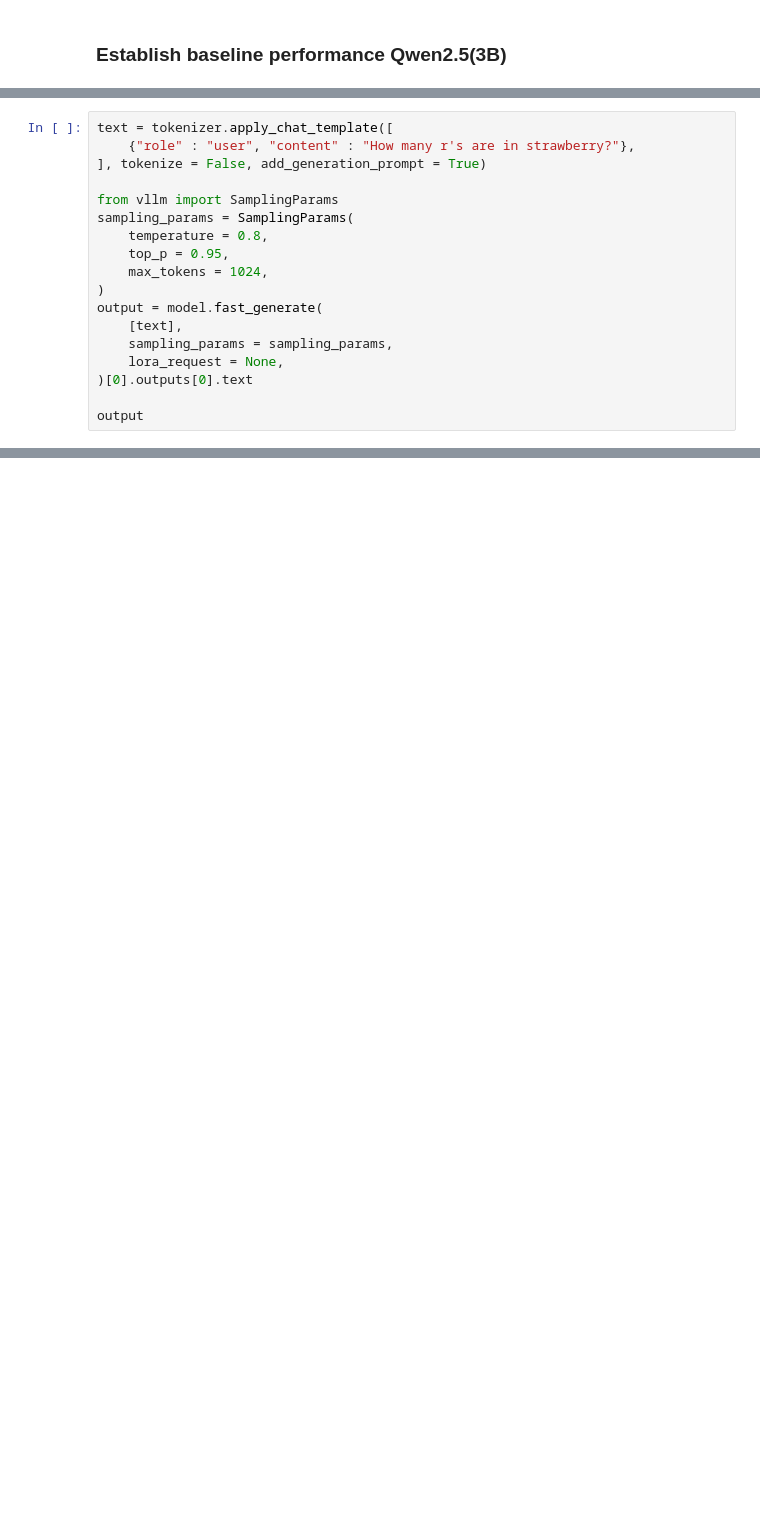
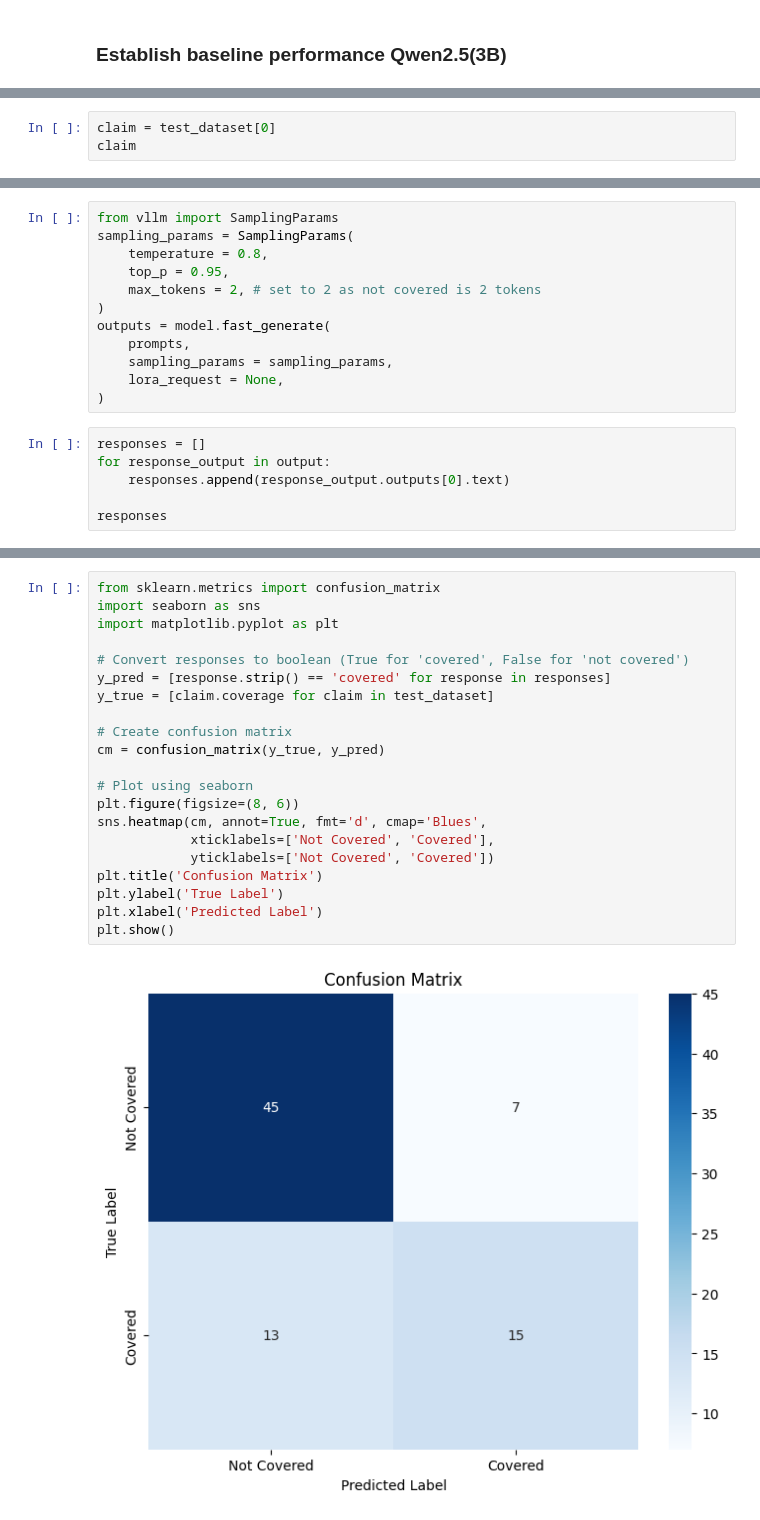
Before and after one commit to unit8co/AMLD2025, a Jupyter notebook: 001_finetuning.ipynb, the cells around one changed output, grey strips where cells are left out. Drawn from its saved outputs; the diff is of its cells as text; blank space fills up the shorter version.

Commit message:
rough first version with baseline using qwen2.5 3B

```diff
--- a/001_finetuning.ipynb
+++ b/001_finetuning.ipynb
@@ -49,0 +153,3 @@ len(train_dataset), len(test_dataset)
+# %%
+claim = test_dataset[0]
+claim
@@ -50,18 +222,18 @@ len(train_dataset), len(test_dataset)
 # %%
-text = tokenizer.apply_chat_template([
-    {"role" : "user", "content" : "How many r's are in strawberry?"},
-], tokenize = False, add_generation_prompt = True)
-
 from vllm import SamplingParams
 sampling_params = SamplingParams(
     temperature = 0.8,
     top_p = 0.95,
-    max_tokens = 1024,
+    max_tokens = 2, # set to 2 as not covered is 2 tokens
 )
-output = model.fast_generate(
-    [text],
+outputs = model.fast_generate(
+    prompts,
     sampling_params = sampling_params,
     lora_request = None,
-)[0].outputs[0].text
-
-output
+)
+# %%
+responses = []
+for response_output in output:
+    responses.append(response_output.outputs[0].text)
+
+responses
@@ -67,0 +279,23 @@ output
+# %%
+from sklearn.metrics import confusion_matrix
+import seaborn as sns
+import matplotlib.pyplot as plt
+
+# Convert responses to boolean (True for 'covered', False for 'not covered')
+y_pred = [response.strip() == 'covered' for response in responses]
+y_true = [claim.coverage for claim in test_dataset]
+
+# Create confusion matrix
+cm = confusion_matrix(y_true, y_pred)
+
+# Plot using seaborn
+plt.figure(figsize=(8, 6))
+sns.heatmap(cm, annot=True, fmt='d', cmap='Blues',
+            xticklabels=['Not Covered', 'Covered'],
+            yticklabels=['Not Covered', 'Covered'])
+plt.title('Confusion Matrix')
+plt.ylabel('True Label')
+plt.xlabel('Predicted Label')
+plt.show()
+# %% [output]
+[figure, added]
```
Also changed, not shown: parts of 18 cells of this notebook, 3 other files.
